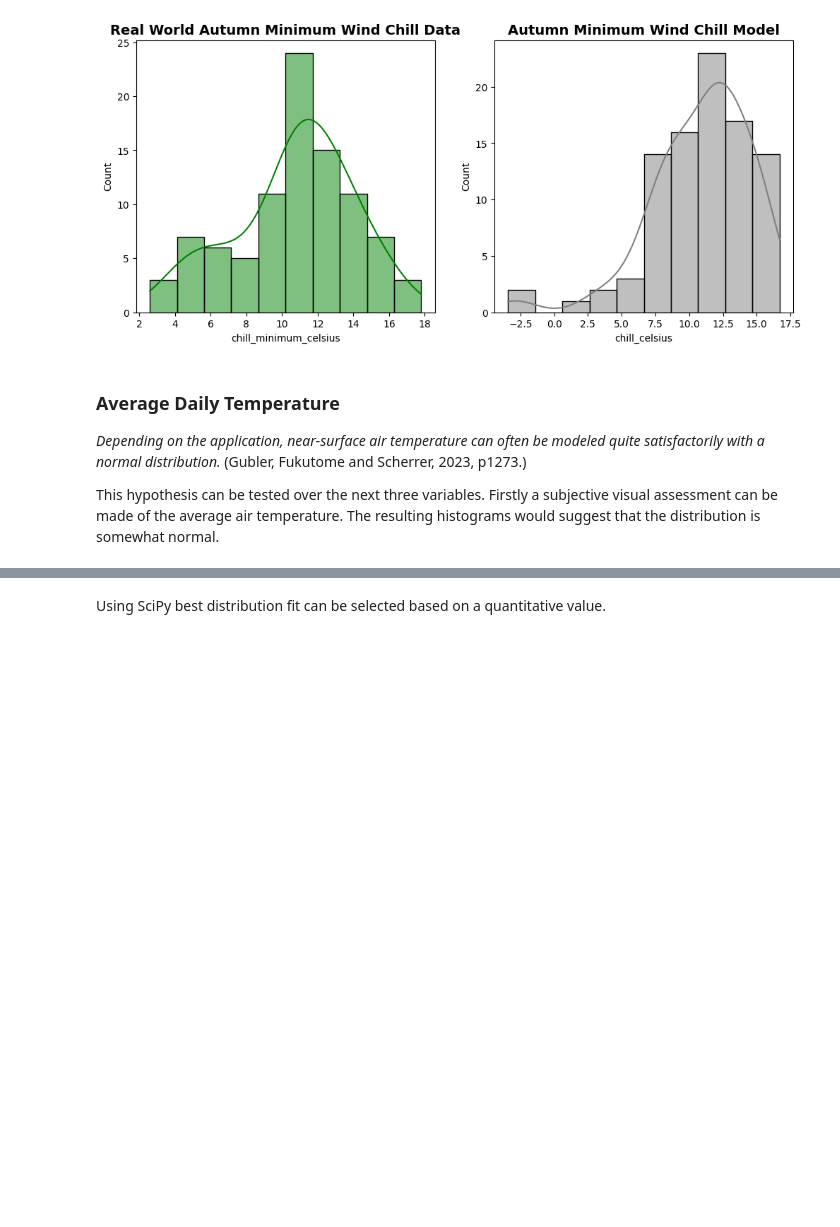
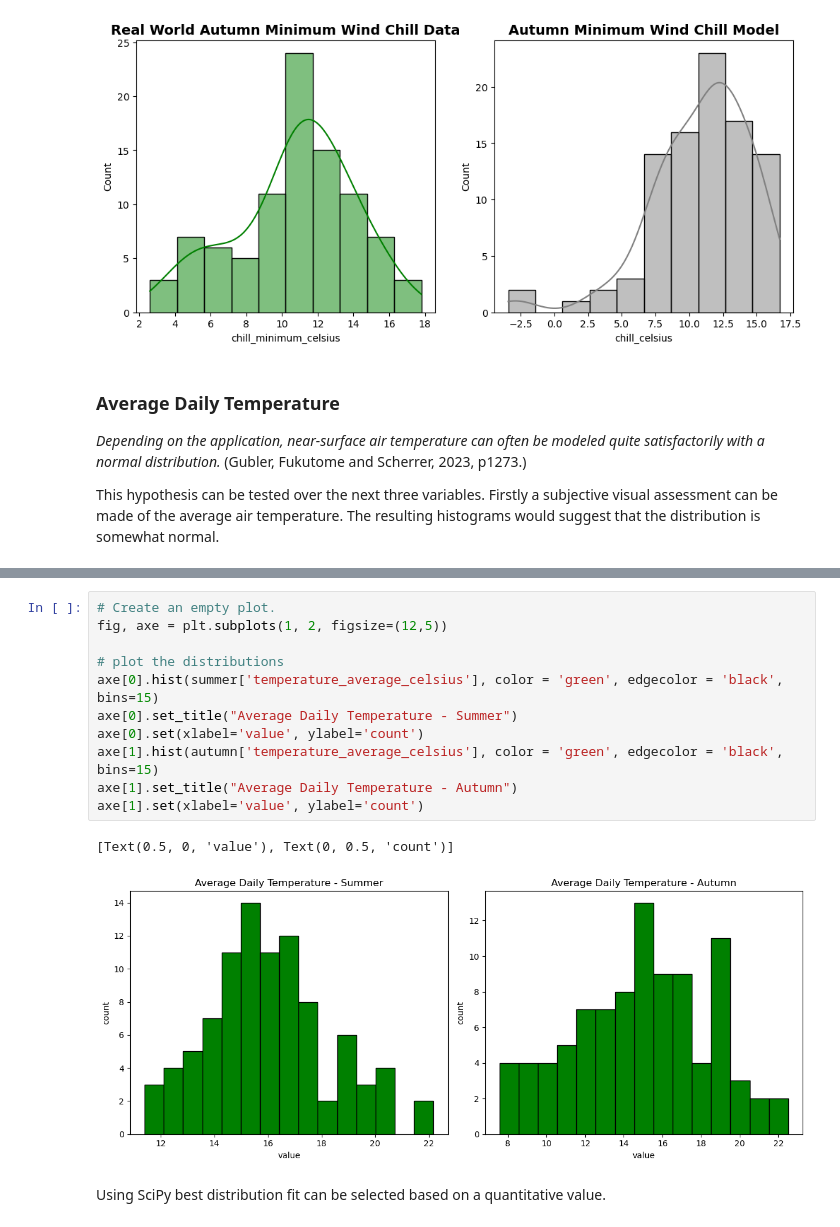
Before and after one commit to humphs078/ProgrammingforDataAnalysisAssignment_1, a Jupyter notebook: submission_notebook.ipynb, the cells around one changed output, grey strips where cells are left out. Saved outputs shown, nothing was run; the diff lists cells and outputs as text; blank space fills up the shorter version.

```diff
--- a/submission_notebook.ipynb
+++ b/submission_notebook.ipynb
@@ -1217,3 +1223,17 @@ axis[3].set(xlabel='value', ylabel='count')
+# %%
+# Create an empty plot.
+fig, axe = plt.subplots(1, 2, figsize=(12,5))
+
+# plot the distributions
+axe[0].hist(summer['temperature_average_celsius'], color = 'green', edgecolor = 'black', bins=15)
+axe[0].set_title("Average Daily Temperature - Summer")
+axe[0].set(xlabel='value', ylabel='count')
+axe[1].hist(autumn['temperature_average_celsius'], color = 'green', edgecolor = 'black', bins=15)
+axe[1].set_title("Average Daily Temperature - Autumn")
+axe[1].set(xlabel='value', ylabel='count')
+# %% [output]
+[Text(0.5, 0, 'value'), Text(0, 0.5, 'count')]
+[figure, added]
 # %% [markdown]
 Using SciPy best distribution fit can be selected based on a quantitative value.
 # %%
```
Also changed, not shown: parts of 57 cells of this notebook, 1 other file.
